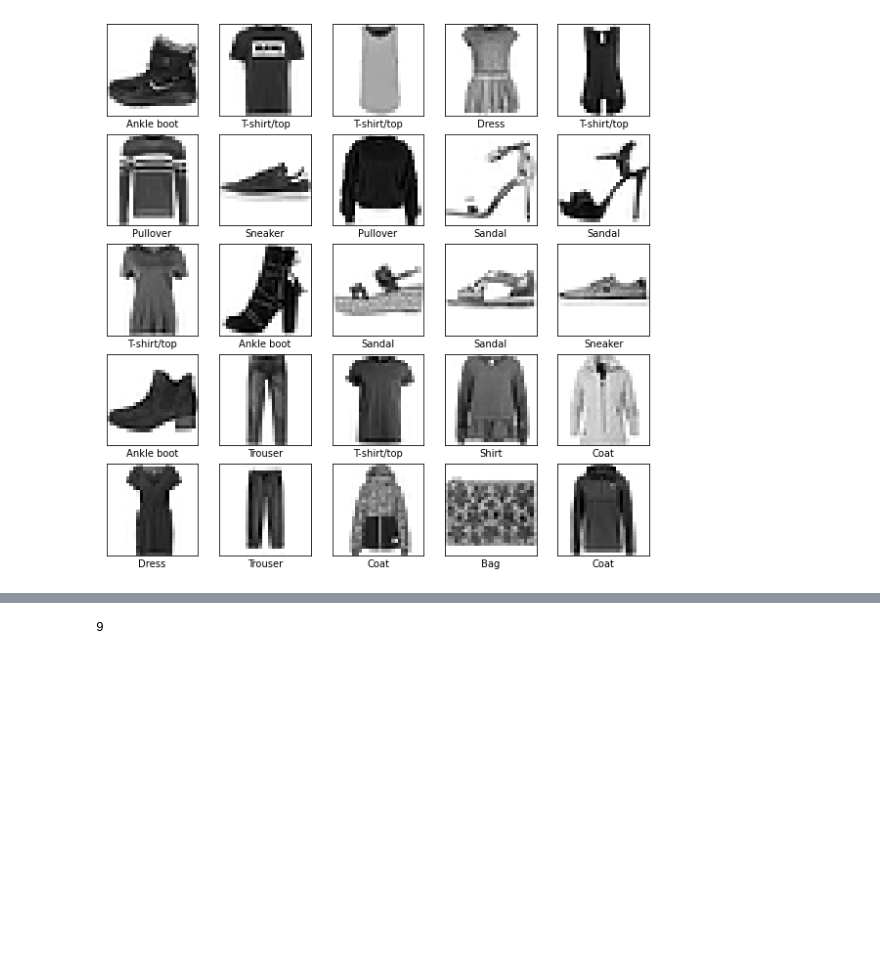
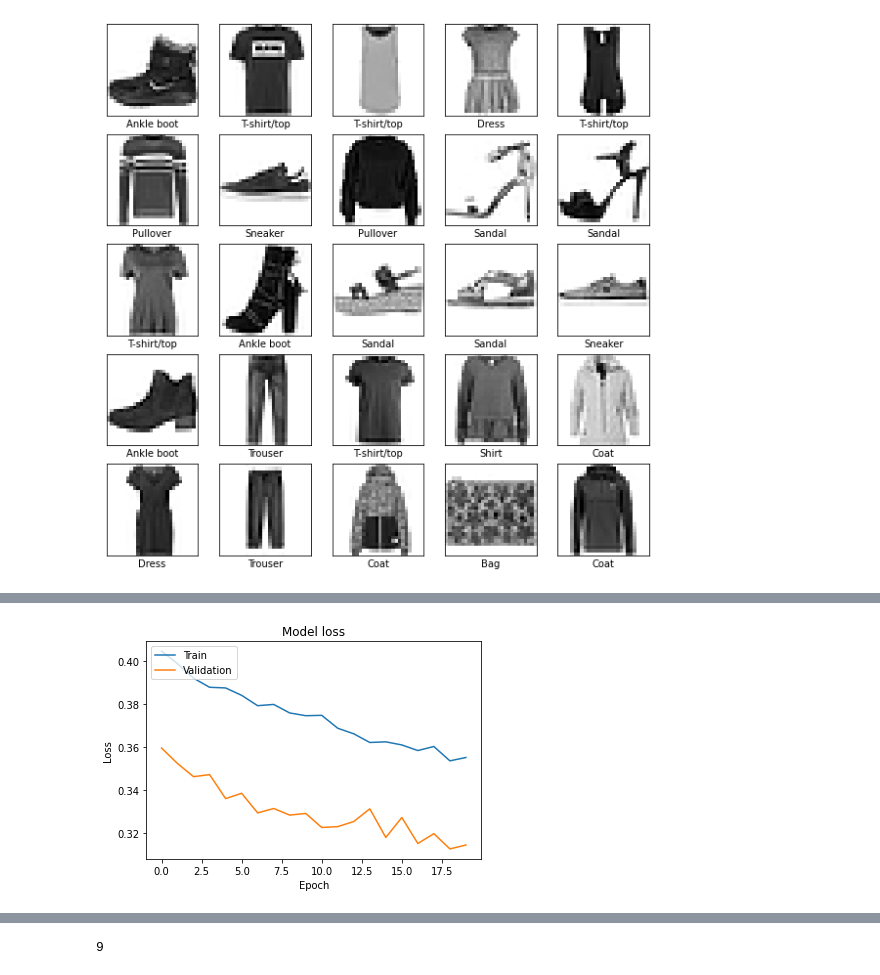
Before and after one commit to arlap/fashionMNIST_experiments, a Jupyter notebook: notebooks/1.0-lao-fashionMNIST.ipynb, the cells around one changed output, grey strips where cells are left out. Saved outputs shown, nothing was run; the diff lists cells and outputs as text; code cells hidden in the pictures; blank space fills up the shorter version.

```diff
--- a/notebooks/1.0-lao-fashionMNIST.ipynb
+++ b/notebooks/1.0-lao-fashionMNIST.ipynb
@@ -156,0 +183,5 @@ plt.show()
+# %%
+sep_model = arch.separableconv_model()
+sep_model.compile(optimizer='Adam',
+              loss='sparse_categorical_crossentropy',
+              metrics=['accuracy'])
@@ -156,0 +208,4 @@ plt.show()
+# %%
+history_sep = sep_model.fit(train_imgs.reshape(60000, 28, 28, 1),
+                    train_labels,
+                    epochs=20, validation_split=0.18, batch_size=256)
@@ -157 +240,5 @@ plt.show()
+# %%
+vis.plot_loss_graph(history_sep)
+# %% [output]
+[figure, added]
 # %%
```
Also changed, not shown: parts of 34 cells of this notebook, 3 other files.
